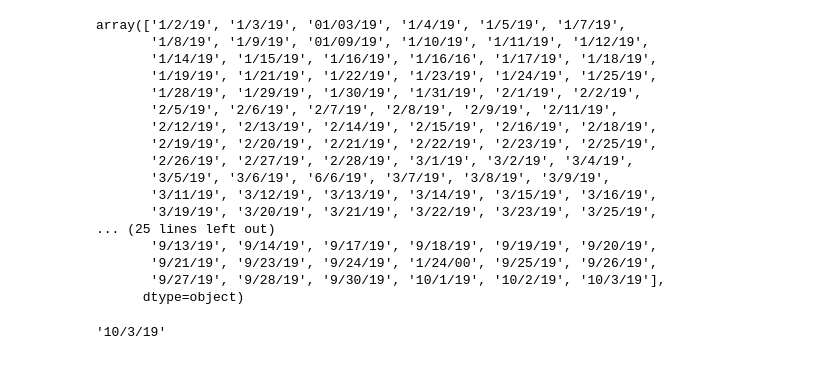
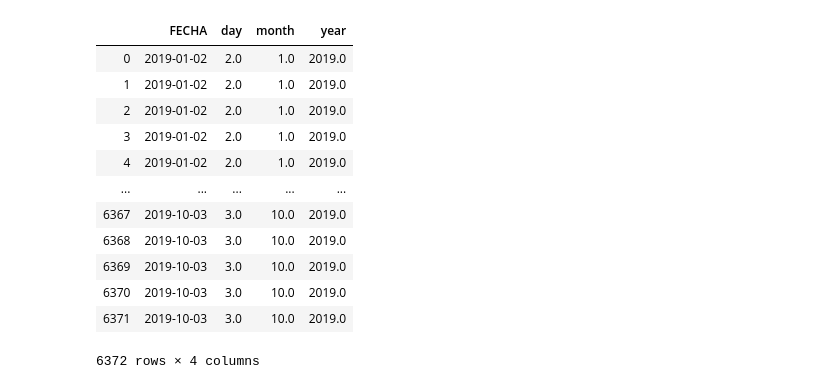
Before and after one commit to zs10011598/dci4, a Jupyter notebook: DATOS_RETO/limpieza_impresion.ipynb, the cells around one changed output. Drawn from its saved outputs; the diff is of its cells as text; code cells hidden in the pictures.

```diff
--- a/DATOS_RETO/limpieza_impresion.ipynb
+++ b/DATOS_RETO/limpieza_impresion.ipynb
@@ -14,0 +63,2 @@ df = df.drop('SEMANA', axis=1)
+# %%
+df = df.iloc[:6372]
@@ -45,3 +85,0 @@ memory usage: 2.2+ MB
-# %%
-df['FECHA'] = df['FECHA'].interpolate(method='pad', limit=3000)
-df.info()
@@ -66,24 +86,22 @@ memory usage: 2.2+ MB
+# %%
+df['FECHA'] = df['FECHA'].interpolate(method='linear', limit=500)
+df['FECHA'] = pd.to_datetime(df['FECHA'])
+df['year'] = df['FECHA'].apply(lambda x: x.year)
+df['month'] = df['FECHA'].apply(lambda x: x.month)
+df['day'] = df['FECHA'].apply(lambda x: x.day)
 # %%
-df['FECHA'].unique()
+df[['FECHA', 'day', 'month', 'year']]
 # %% [output]
+|  | FECHA | day | month | year |
+| 0 | 2019-01-02 | 2.0 | 1.0 | 2019.0 |
+| 1 | 2019-01-02 | 2.0 | 1.0 | 2019.0 |
+| 2 | 2019-01-02 | 2.0 | 1.0 | 2019.0 |
+| 3 | 2019-01-02 | 2.0 | 1.0 | 2019.0 |
+| 4 | 2019-01-02 | 2.0 | 1.0 | 2019.0 |
+| ... | ... | ... | ... | ... |
+| 6367 | 2019-10-03 | 3.0 | 10.0 | 2019.0 |
+| 6368 | 2019-10-03 | 3.0 | 10.0 | 2019.0 |
+| 6369 | 2019-10-03 | 3.0 | 10.0 | 2019.0 |
+| 6370 | 2019-10-03 | 3.0 | 10.0 | 2019.0 |
+| 6371 | 2019-10-03 | 3.0 | 10.0 | 2019.0 |
-array(['1/2/19', '1/3/19', '01/03/19', '1/4/19', '1/5/19', '1/7/19',
-       '1/8/19', '1/9/19', '01/09/19', '1/10/19', '1/11/19', '1/12/19',
-       '1/14/19', '1/15/19', '1/16/19', '1/16/16', '1/17/19', '1/18/19',
-       '1/19/19', '1/21/19', '1/22/19', '1/23/19', '1/24/19', '1/25/19',
-       '1/28/19', '1/29/19', '1/30/19', '1/31/19', '2/1/19', '2/2/19',
-       '2/5/19', '2/6/19', '2/7/19', '2/8/19', '2/9/19', '2/11/19',
-       '2/12/19', '2/13/19', '2/14/19', '2/15/19', '2/16/19', '2/18/19',
-       '2/19/19', '2/20/19', '2/21/19', '2/22/19', '2/23/19', '2/25/19',
-       '2/26/19', '2/27/19', '2/28/19', '3/1/19', '3/2/19', '3/4/19',
-       '3/5/19', '3/6/19', '6/6/19', '3/7/19', '3/8/19', '3/9/19',
-       '3/11/19', '3/12/19', '3/13/19', '3/14/19', '3/15/19', '3/16/19',
-       '3/19/19', '3/20/19', '3/21/19', '3/22/19', '3/23/19', '3/25/19',
-... (25 lines left out)
-       '9/13/19', '9/14/19', '9/17/19', '9/18/19', '9/19/19', '9/20/19',
-       '9/21/19', '9/23/19', '9/24/19', '1/24/00', '9/25/19', '9/26/19',
-       '9/27/19', '9/28/19', '9/30/19', '10/1/19', '10/2/19', '10/3/19'],
-      dtype=object)
+6372 rows × 4 columns
-# %%
-df.iloc[11918]['FECHA']
-# %% [output]
-'10/3/19'
```
Also changed, not shown: parts of 12 cells of this notebook.
